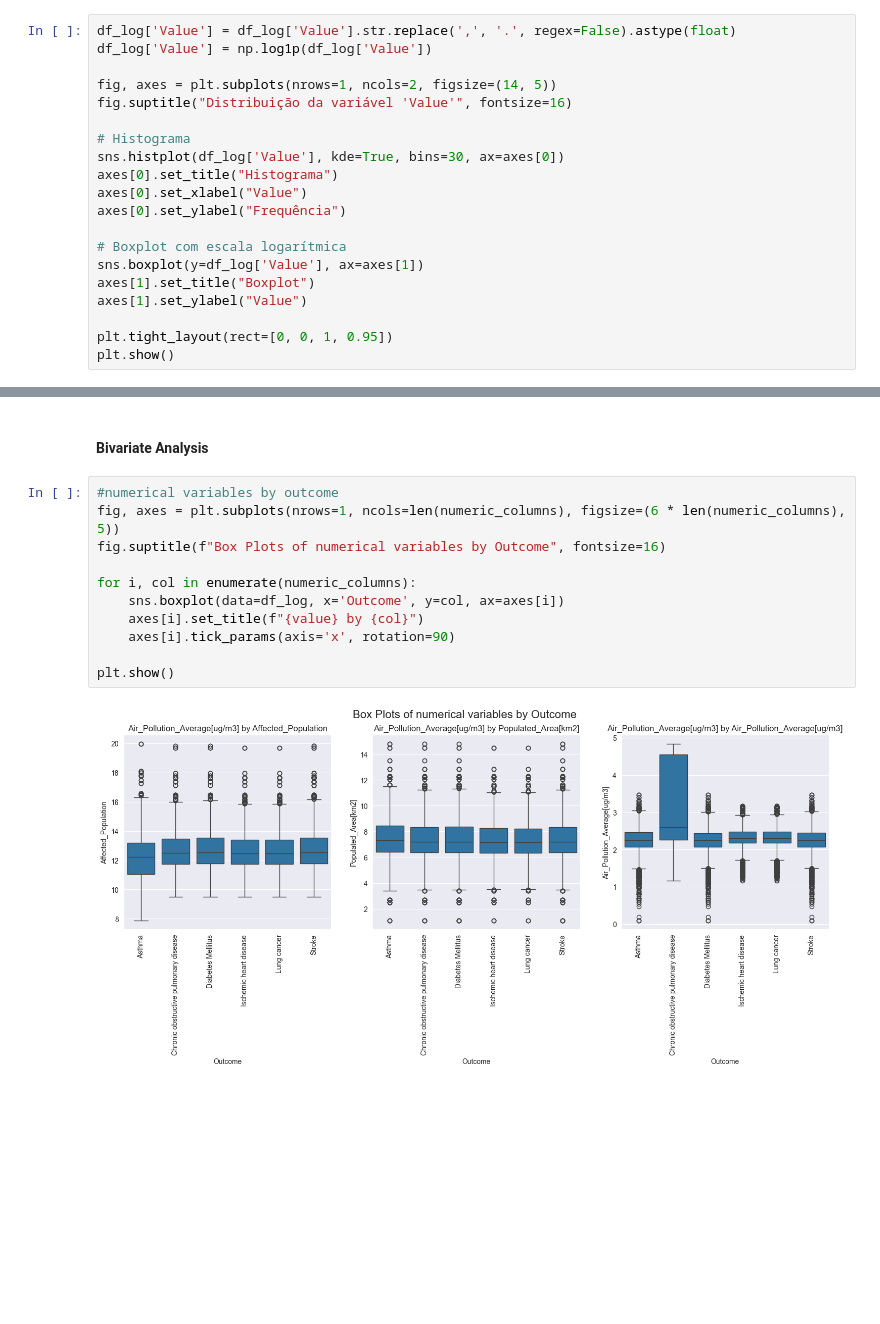
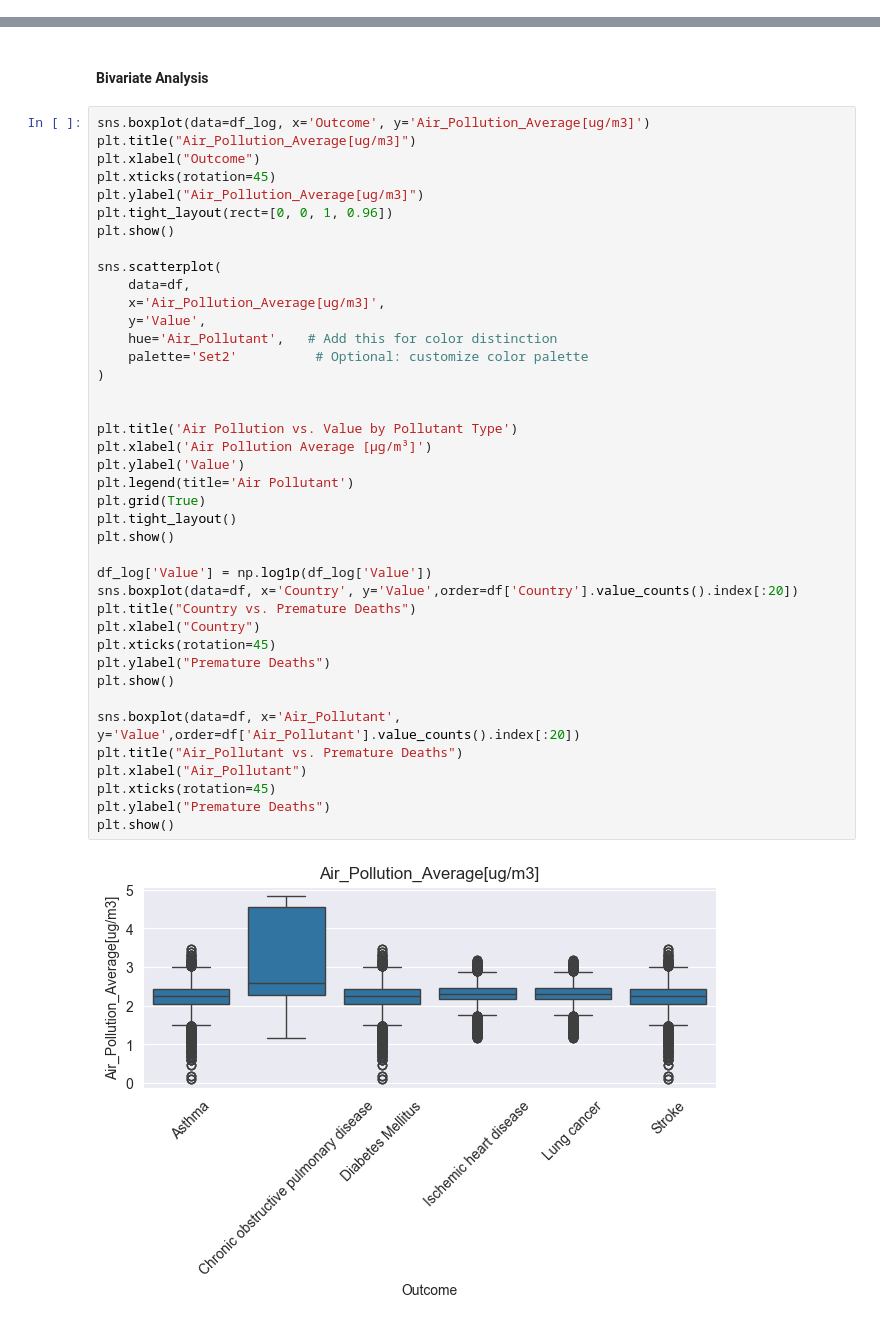
Before and after one commit to 1221715JorgeCruz/ANADI_MFC_3NA_1221715_1191843_1100719, a Jupyter notebook: trabalho_pratico_02/Airpol_project.ipynb, the cells around one changed output, grey strips where cells are left out. Saved outputs shown, nothing was run; the diff lists cells and outputs as text; blank space fills up the shorter version.

Commit message:
Exploratory data analysis - pre processing data.

```diff
--- a/trabalho_pratico_02/Airpol_project.ipynb
+++ b/trabalho_pratico_02/Airpol_project.ipynb
@@ -130,20 +151,0 @@ plt.show()
-# %%
-df_log['Value'] = df_log['Value'].str.replace(',', '.', regex=False).astype(float)
-df_log['Value'] = np.log1p(df_log['Value'])
-
-fig, axes = plt.subplots(nrows=1, ncols=2, figsize=(14, 5))
-fig.suptitle("Distribuição da variável 'Value'", fontsize=16)
-
-# Histograma
-sns.histplot(df_log['Value'], kde=True, bins=30, ax=axes[0])
-axes[0].set_title("Histograma")
-axes[0].set_xlabel("Value")
-axes[0].set_ylabel("Frequência")
-
-# Boxplot com escala logarítmica
-sns.boxplot(y=df_log['Value'], ax=axes[1])
-axes[1].set_title("Boxplot")
-axes[1].set_ylabel("Value")
-
-plt.tight_layout(rect=[0, 0, 1, 0.95])
-plt.show()
@@ -152,15 +152,44 @@ plt.show()
 # %% [markdown]
 #### Bivariate Analysis
 # %%
-#numerical variables by outcome
-fig, axes = plt.subplots(nrows=1, ncols=len(numeric_columns), figsize=(6 * len(numeric_columns), 5))
-fig.suptitle(f"Box Plots of numerical variables by Outcome", fontsize=16)
+sns.boxplot(data=df_log, x='Outcome', y='Air_Pollution_Average[ug/m3]')
+plt.title("Air_Pollution_Average[ug/m3]")
+plt.xlabel("Outcome")
+plt.xticks(rotation=45)
+plt.ylabel("Air_Pollution_Average[ug/m3]")
+plt.tight_layout(rect=[0, 0, 1, 0.96])
+plt.show()
 
-for i, col in enumerate(numeric_columns):
-    sns.boxplot(data=df_log, x='Outcome', y=col, ax=axes[i])
-    axes[i].set_title(f"{value} by {col}")
-    axes[i].tick_params(axis='x', rotation=90)
+sns.scatterplot(
+    data=df,
+    x='Air_Pollution_Average[ug/m3]',
+    y='Value',
+    hue='Air_Pollutant',   # Add this for color distinction
+    palette='Set2'          # Optional: customize color palette
+)
 
+
+plt.title('Air Pollution vs. Value by Pollutant Type')
+plt.xlabel('Air Pollution Average [µg/m³]')
+plt.ylabel('Value')
+plt.legend(title='Air Pollutant')
+plt.grid(True)
+plt.tight_layout()
 plt.show()
+
+df_log['Value'] = np.log1p(df_log['Value'])
+sns.boxplot(data=df, x='Country', y='Value',order=df['Country'].value_counts().index[:20])
+plt.title("Country vs. Premature Deaths")
+plt.xlabel("Country")
+plt.xticks(rotation=45)
+plt.ylabel("Premature Deaths")
+plt.show()
+
+sns.boxplot(data=df, x='Air_Pollutant', y='Value',order=df['Air_Pollutant'].value_counts().index[:20])
+plt.title("Air_Pollutant vs. Premature Deaths")
+plt.xlabel("Air_Pollutant")
+plt.xticks(rotation=45)
+plt.ylabel("Premature Deaths")
+plt.show()
 # %% [output]
-[figure, old version]
+[figure, new version]
```
Also changed, not shown: parts of 16 cells of this notebook.
